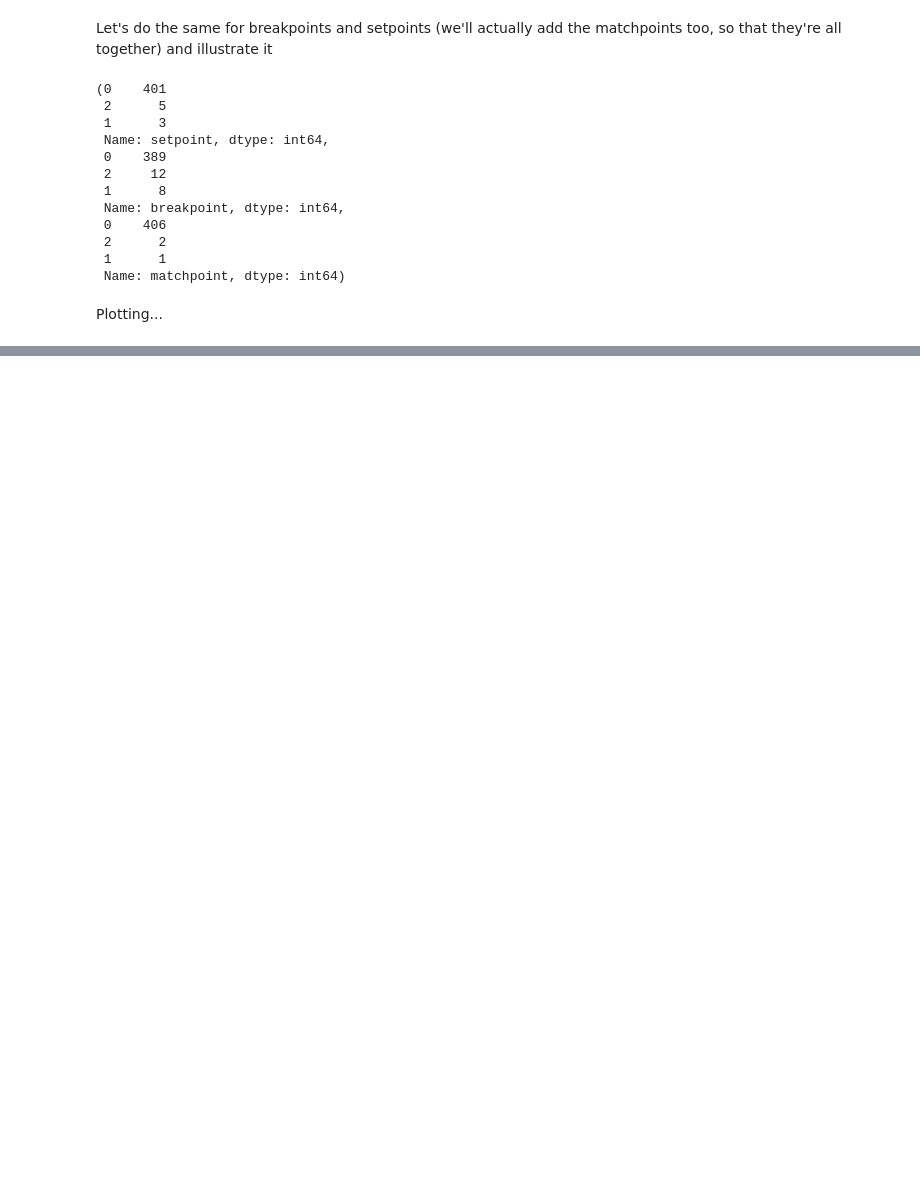
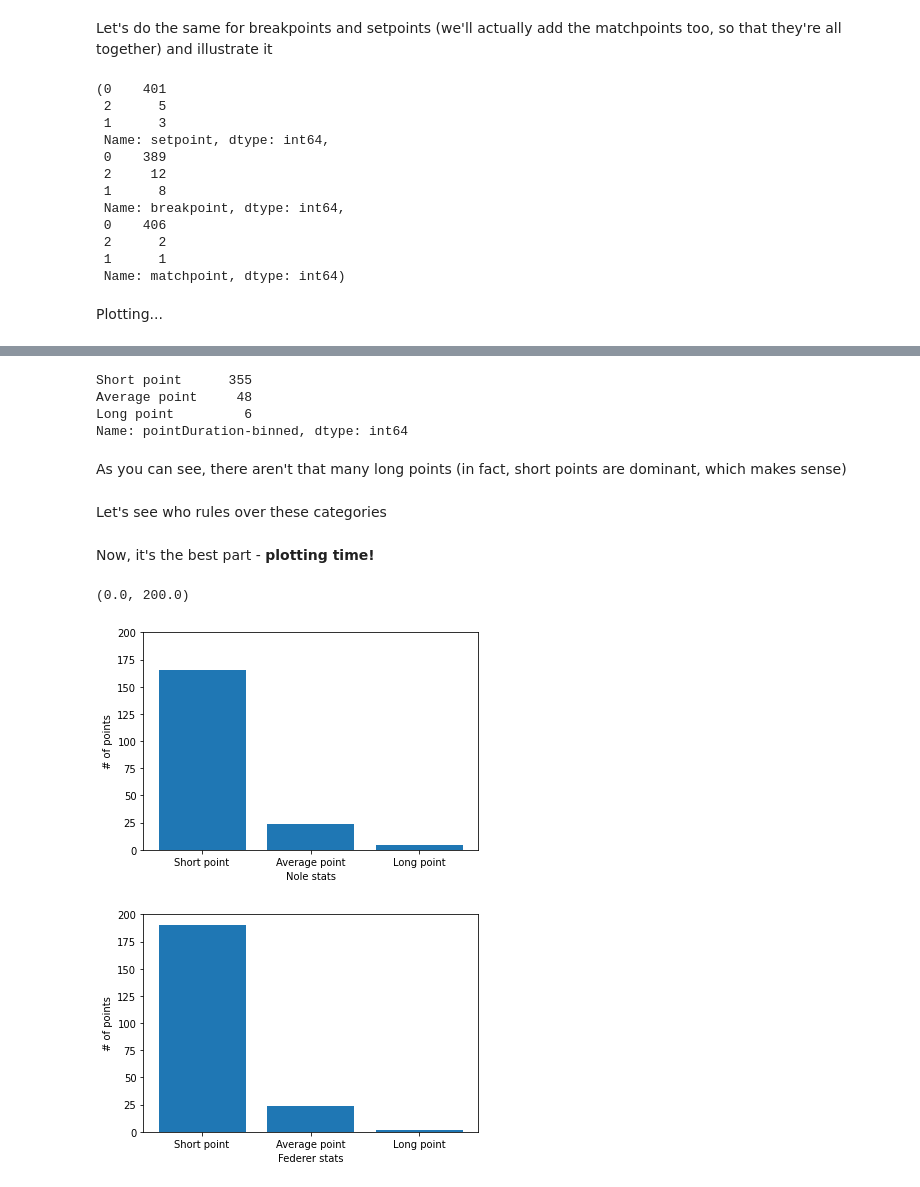
Before and after one commit to PinkFrojdSenjak/Exploratary-Data-Analysis---Tennis-Match-Dataset, a Jupyter notebook: Untitled.ipynb, the cells around one changed output, grey strips where cells are left out. Cells and saved outputs as stored; diff of their text form; code cells hidden in the pictures; blank space fills up the shorter version.

```diff
--- a/Untitled.ipynb
+++ b/Untitled.ipynb
@@ -142,0 +124,61 @@ As you can see, Rafa has Nole beat in every single category. Seems like statisti
+# %%
+grpDf = df.groupby(['p1_sets','p1_games','p1_points','p2_sets','p2_games','p2_points']).max()
+bins = np.linspace(min(grpDf["detected_ballhit_count"]), max(grpDf["detected_ballhit_count"]), 4)
+binLabels = ['Short point', 'Average point', 'Long point']
+grpDf['pointDuration-binned'] = pd.cut(grpDf['detected_ballhit_count'], bins, labels=binLabels, include_lowest=True )
+# %%
+grpDf['pointDuration-binned'].value_counts()
+# %% [output]
+Short point      355
+Average point     48
+Long point         6
+Name: pointDuration-binned, dtype: int64
+# %% [markdown]
+As you can see, there aren't that many long points (in fact, short points are dominant, which makes sense)
+# %% [markdown]
+Let's see who rules over these categories
+# %%
+temp1 = grpDf['pointDuration-binned'].to_numpy()
+# %%
+longPoint = np.where(temp1 == 'Long point', True, False)
+shortPoint = np.where(temp1 == 'Short point', True, False)
+avgPoint = np.where(temp1 == 'Average point', True, False)
+
+temp2 = grpDf['pt_won_by'].to_numpy()
+nolePoint = np.where(temp2 == 1, True, False)
+fedPoint =  np.where(temp2 == 2, True, False)
+
+noleShort = np.logical_and(nolePoint, shortPoint)
+nslen = len([x for x in noleShort if x == True])
+
+fedShort = np.logical_and(fedPoint, shortPoint)
+fslen = len([x for x in fedShort if x == True])
+
+noleAvg = np.logical_and(nolePoint, avgPoint)
+nalen = len([x for x in noleAvg if x == True])
+
+fedAvg = np.logical_and(fedPoint, avgPoint)
+falen = len([x for x in fedAvg if x == True])
+
+noleLong = np.logical_and(nolePoint, longPoint)
+nllen = len([x for x in noleLong if x == True])
+
+fedLong = np.logical_and(fedPoint, longPoint)
+fllen = len([x for x in fedLong if x == True])
+# %% [markdown]
+Now, it's the best part - **plotting time!**
+# %%
+plot1 = plt.figure(1)
+plt.bar(binLabels, [nslen, nalen, nllen])
+plt.xlabel('Nole stats')
+plt.ylabel('# of points')
+plt.ylim([0, 200])
+plot2 = plt.figure(2)
+plt.bar(binLabels, [fslen, falen, fllen])
+plt.xlabel('Federer stats')
+plt.ylabel('# of points')
+plt.ylim([0, 200])
+# %% [output]
+(0.0, 200.0)
+[figure, added]
+[figure, added]
```
Also changed, not shown: parts of 17 cells of this notebook.
